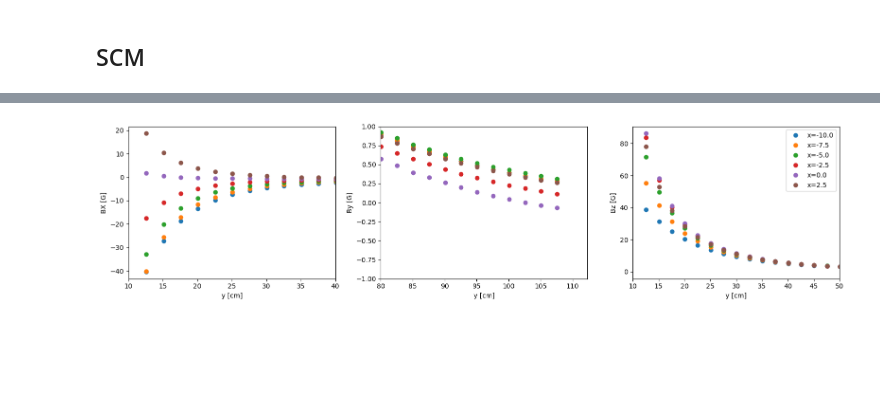
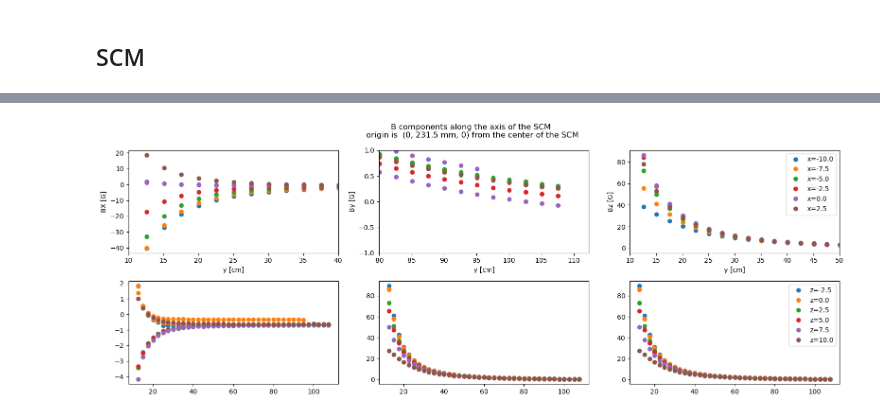
Before and after one commit to eklem1/AdiabaticSpinTransp, a Jupyter notebook: CalculatingK.ipynb, the cells around one changed output, grey strips where cells are left out. Cells and saved outputs as stored; diff of their text form; code cells hidden in the pictures; blank space fills up the shorter version.

```diff
--- a/CalculatingK.ipynb
+++ b/CalculatingK.ipynb
@@ -529,18 +341,14 @@ df1 = pd.read_csv(f'{filePath_SCM_T}SCM_mapping_20191120/20191120_1422_RUN2_100A
                  names=['cycle','time_s', 'time_e','X','Y','Z', 'B_X','dB_X','B_Y','dB_Y','B_Z','dB_Z'])
 df2 = pd.read_csv(f'{filePath_SCM_T}SCM_mapping_20191120/20191120_1447_RUN3_200A_dZ_-25mm__avg_corr.csv',
                  names=['cycle','time_s', 'time_e','X','Y','Z', 'B_X','dB_X','B_Y','dB_Y','B_Z','dB_Z'])
-# df3 = pd.read_csv('../20191116_SCM/SCM_map/20191116_200A_yoke_fine/20191116_1708_fine_scan_200A_no_offset_avg_.csv')
-# df3_ = pd.read_csv('../20191116_SCM/SCM_map/20191116_200A_yoke_fine/20191116_1708_fine_scan_200A_no_offset_avg.csv',
-#                    names=['cycle','time_s', 'time_e','X','Y','Z', 'B_X','dB_X','B_Y','dB_Y','B_Z','dB_Z'])
+
+
+df3 = pd.read_csv('./referenceMaps/tucan-magnetics-SCM-mapping-main/SCM_mapping_20191126/20191126_1345_200A_center_w_yoke_avg.csv',
+        names=['cycle','time_s', 'time_e','X','Y','Z', 'B_X','dB_X','B_Y','dB_Y','B_Z','dB_Z'])
+
+# df3
 # %%
-df_all = pd.concat([df0, df2])
-
-#it looks like some of the axis are flipped
-# df02 = df2.append(df0)
-# for Xi in Xs:
-#     ax1[0].plot(-df02_X[df02_X['X']==Xi]['Y'], df02_X[df02_X['X']==Xi]['B_Z'], 'o', label='z=%.1f' %Xi, markersize=1)
-#     ax1[1].plot(-df02_X[df02_X['X']==Xi]['Y'], -df02_X[df02_X['X']==Xi]['B_Y'], 'o', label='z=%.1f' %Xi, markersize=1)
-#     ax1[2].plot(-df02_X[df02_X['X']==Xi]['Y'], df02_X[df02_X['X']==Xi]['B_X'], 'o', label='z=%.1f' %Xi, markersize=1)
+df_all = pd.concat([df0, df2, df3])
 
 #flip sign of Y
 df_all.Y = -df_all.Y
@@ -557,6 +365,10 @@ df_all.Z = Xsave
 df_all.B_Z = BXsave
 
 # df_all
+df_all_TSCM = df_all.rename({'X': 'x', 'Y': 'y', 'Z': 'z',
+                        'B_X': 'B_x', 'B_Y': 'B_y', 'B_Z': 'B_z'}, axis=1)
+
+df_all_TSCM["B"] = np.sqrt(df_all_TSCM.B_x**2 + df_all_TSCM.B_y**2 + df_all_TSCM.B_z**2)
 
 df02_X = df_all[df_all.Z==0]
 df02_Z = df_all[df_all.X==0]
@@ -567,34 +379,41 @@ Xs = np.unique(df02_X['X'], axis=0)
 Zs = np.unique(df02_Z['Z'], axis=0)
 Ys = np.unique(df_all['Y'], axis=0)
 # %%
-fig, axs = plt.subplots(1, 3, figsize=(16,4))
+fig, axs = plt.subplots(2, 3, figsize=(16,6))
 
-# [df_all.X==10]
-# axs[0].plot(df_all.Y, df_all.B_X, ls="", marker="*", color="black")
+axs =axs.flatten()
+
 for Zi in Xs:
     axs[0].plot(df02_X[df02_X['X']==Zi]['Y'], df02_X[df02_X['X']==Zi]['B_X'], 'o', label='x=%.1f' %Zi, lw=.8)#,markersize=1)
     axs[1].plot(df02_X[df02_X['X']==Zi]['Y'], df02_X[df02_X['X']==Zi]['B_Y'], 'o', label='x=%.1f' %Zi, lw=.8)#,markersize=1)
     axs[2].plot(df02_X[df02_X['X']==Zi]['Y'], df02_X[df02_X['X']==Zi]['B_Y'], 'o', label='x=%.1f' %Zi ,lw=.8)#,markersize=1)
+
+for Zi in Zs:
+    axs[3].plot(df02_Z[df02_Z['Z']==Zi]['Y'], df02_Z[df02_Z['Z']==Zi]['B_X'], 'o', label='z=%.1f' %Zi, lw=.8)#,markersize=1)
+    axs[4].plot(df02_Z[df02_Z['Z']==Zi]['Y'], df02_Z[df02_Z['Z']==Zi]['B_Y'], 'o', label='z=%.1f' %Zi, lw=.8)#,markersize=1)
+    axs[5].plot(df02_Z[df02_Z['Z']==Zi]['Y'], df02_Z[df02_Z['Z']==Zi]['B_Y'], 'o', label='z=%.1f' %Zi ,lw=.8)#,markersize=1)
 
 axs[0].set_ylabel('BX [G]')
 axs[0].set_xlabel('y [cm]')
 axs[0].set_xlim(10, 40)
 
 # axs[1].plot(df_all.Y, df_all.B_Y, ls="", marker="o")
 axs[1].set_ylabel('By [G]')
 axs[1].set_xlabel('y [cm]')
 axs[1].set_xlim(80)
 axs[1].set_ylim(-1, 1)
 
 # axs[2].plot(df_all.Y, df_all.B_Z, ls="", marker="o")
 axs[2].set_ylabel('Bz [G]')
 axs[2].set_xlabel('y [cm]')
 
 axs[2].set_xlim(10, 50)
 
-# plt.suptitle("Adiabatic parameter vs position")
+plt.suptitle("B components along the axis of the SCM \norigin is  (0, 231.5 mm, 0) "+
+             "from the center of the SCM")
 plt.tight_layout()
-plt.legend()
+axs[2].legend()
+axs[5].legend()
 plt.show()
 # %% [output]
-[figure, old version]
+[figure, new version]
```
Also changed, not shown: parts of 26 cells of this notebook, 10 other files.
